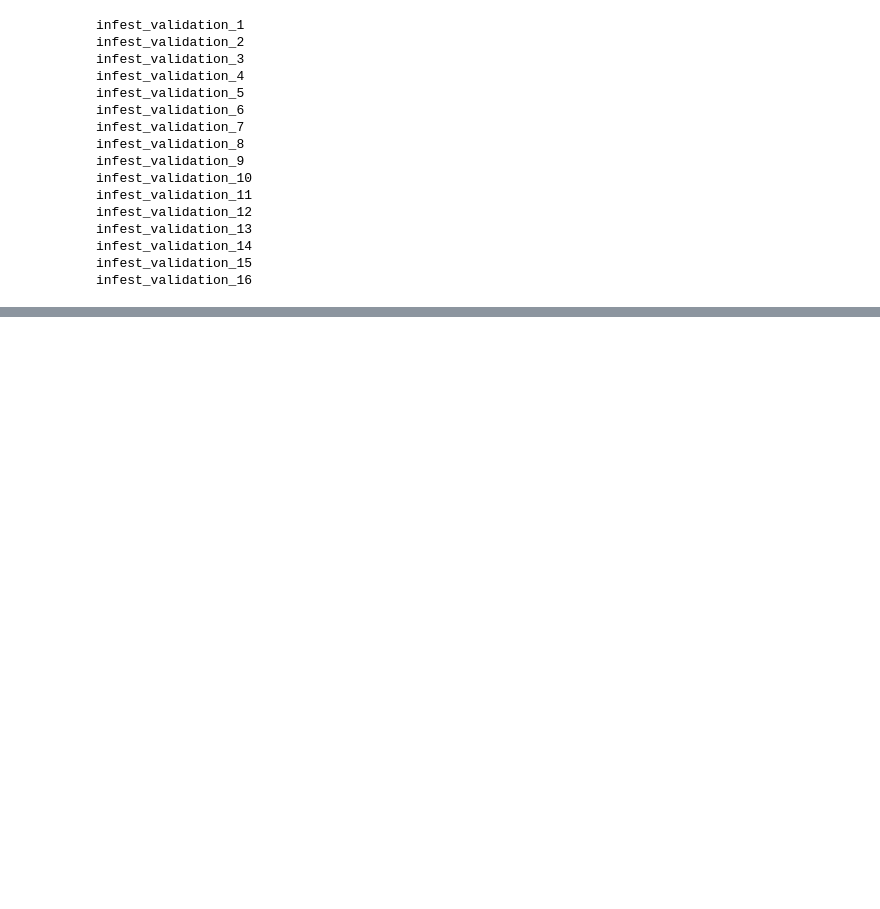
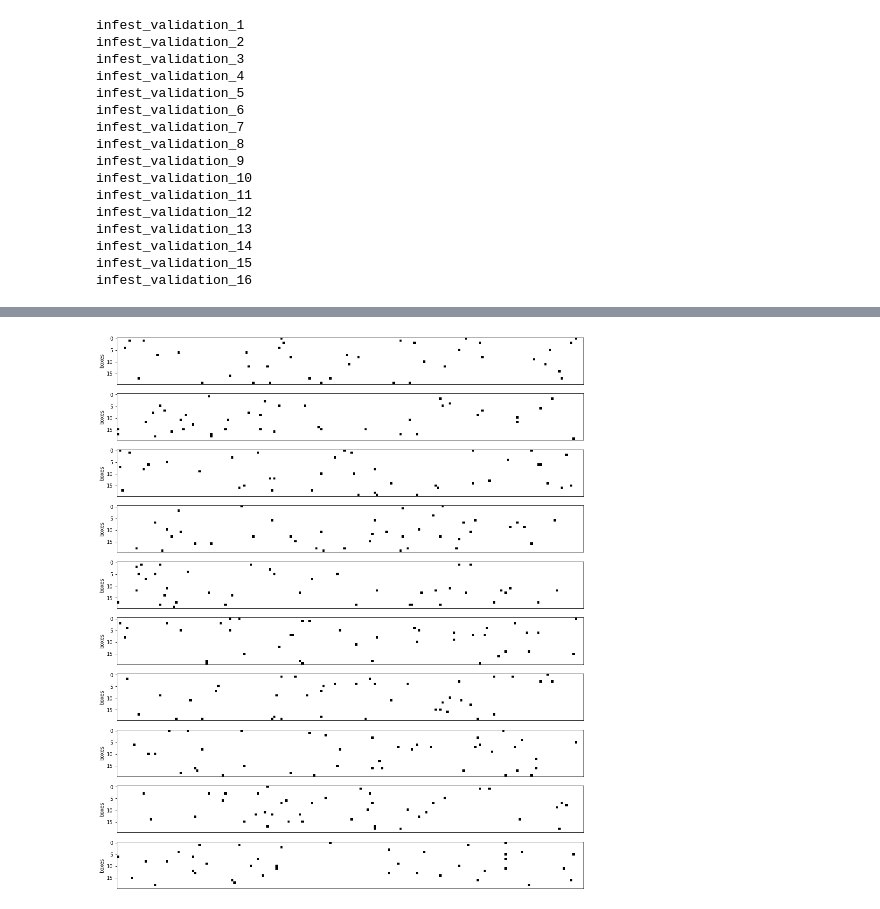
Before and after one commit to ncsu-landscape-dynamics/popsborder, a Jupyter notebook: validation_plots.ipynb, the cells around one changed output, grey strips where cells are left out. Drawn from its saved outputs; the diff is of its cells as text; code cells hidden in the pictures; blank space fills up the shorter version.

```diff
--- a/validation_plots.ipynb
+++ b/validation_plots.ipynb
@@ -75,0 +227,12 @@ infest_validation_16
+# %%
+infest_validation_stems_2 = np.stack(infest_validation_stems[1])
+stems_by_shipment = np.vsplit(infest_validation_stems_2, num_shipments)
+
+fig, axs = plt.subplots(len(stems_by_shipment), figsize=(25,20))
+
+for i in range(len(stems_by_shipment)):
+    axs[i].matshow(stems_by_shipment[i], cmap='Greys')
+    axs[i].set_ylabel('boxes')
+    axs[i].tick_params(labeltop=False, top=False, bottom=False)
+# %% [output]
+[figure, added]
```
Also changed, not shown: parts of 24 cells of this notebook, 2 other files.
